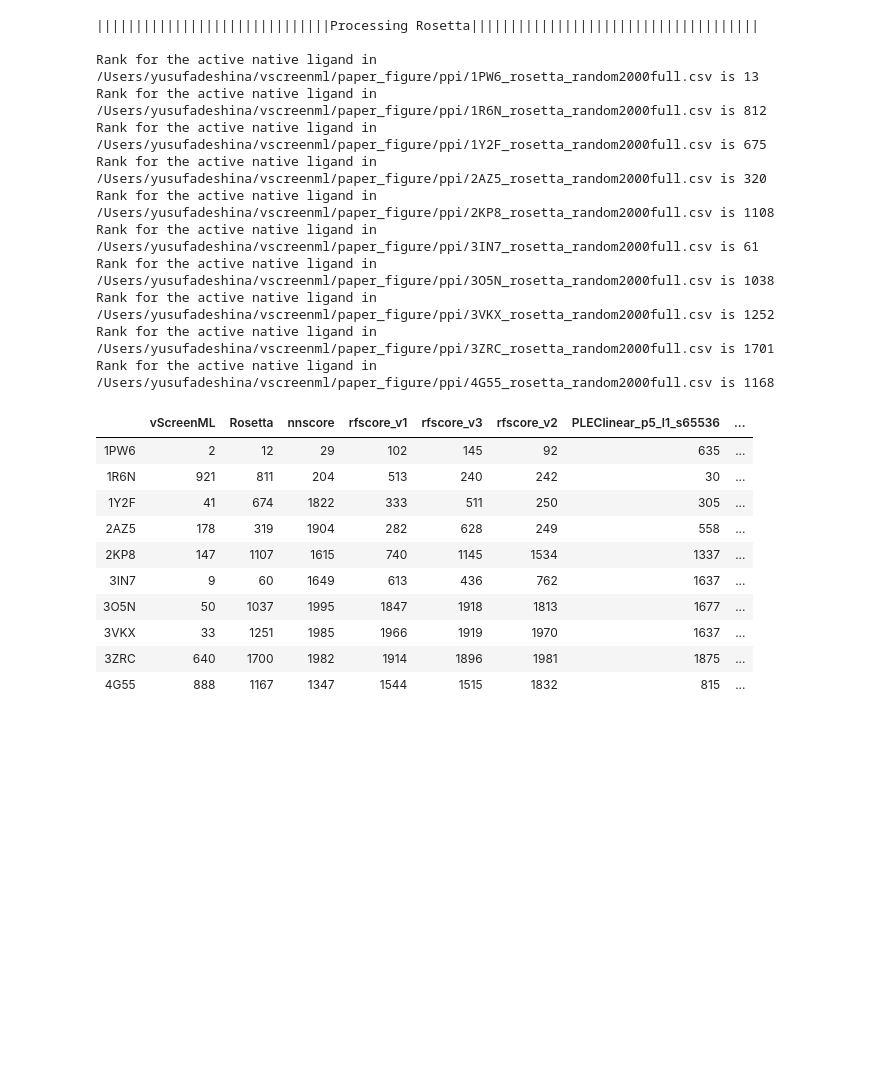
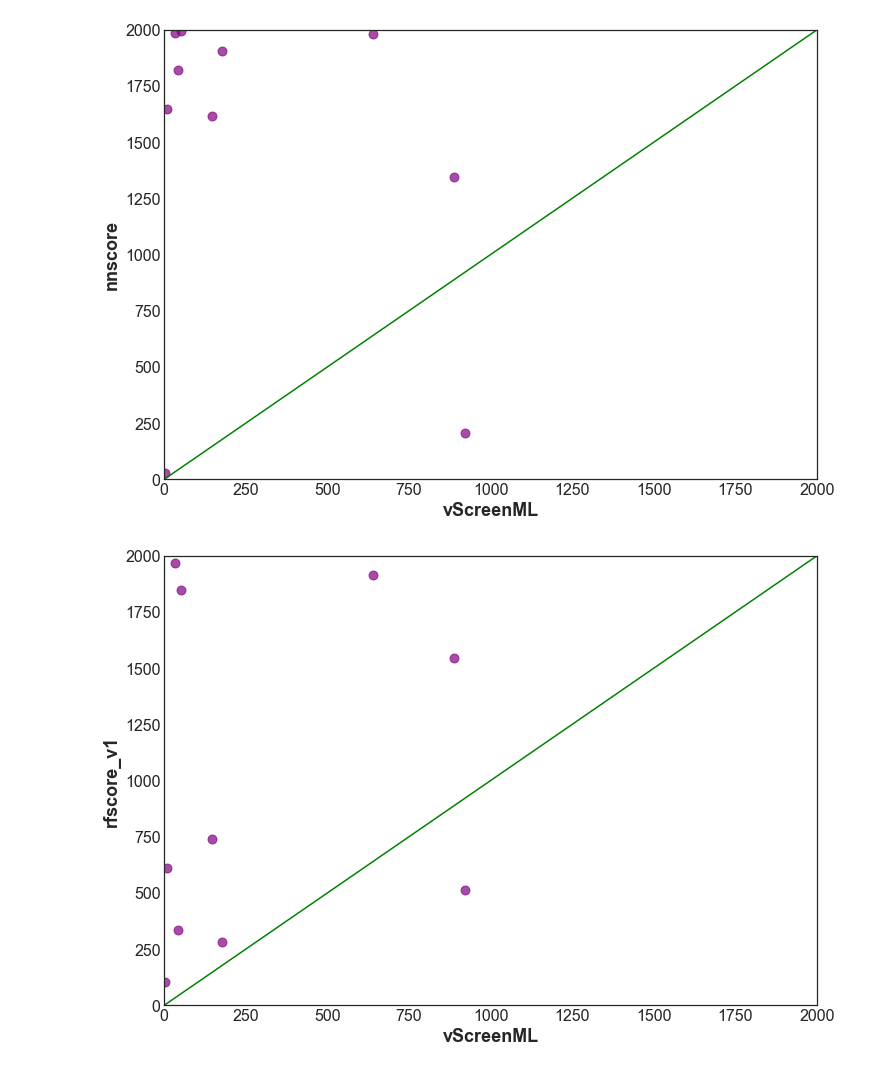
Before and after one commit to karanicolaslab/vscreenml, a Jupyter notebook: notebooks/OtherSF_Comparison_vScreenML.ipynb, the cells around one changed output. Saved outputs shown, nothing was run; the diff lists cells and outputs as text; code cells hidden in the pictures; blank space fills up the shorter version.

```diff
--- a/notebooks/OtherSF_Comparison_vScreenML.ipynb
+++ b/notebooks/OtherSF_Comparison_vScreenML.ipynb
@@ -41,0 +166,18 @@ rcParams['figure.figsize'] = 11.7,8.27
+# %%
+# wilcoxon signed ranked test
+columns = [
+    'nnscore',
+    'rfscore_v1',
+    'rfscore_v2',
+    'rfscore_v3',
+    'PLEClinear_p5_l1_s65536',
+    'PLECnn_p5_l1_s65536',
+    'PLECrf_p5_l1_s65536',
+    'Interface_Energy',
+    'rfscorevs']
+
+seen = []
+for i in columns:
+            print ('|||||||||||||||Comapring vScreenML and ' + i + '\t|||||||||||||||||||||||')
+            figureutilities.wilcoxon_signed(enrich_df['vScreenML'], enrich_df[i])
+            print ('||||||||||||||||||||||||||||||||||||||||||||||||||||||||||||||||||\n')
@@ -133,24 +225,0 @@ Rank for the active native ligand in /Users/yusufadeshina/vscreenml/paper_figure
-# %%
-print ('||||||||||||||||||||||||||||||Processing Rosetta|||||||||||||||||||||||||||||||||||||',"\n")
-rank_dict_rosetta={}
-for i in ppi_tag:
-    ifile = cfg.PAPER_FIGURE_DIR+'/ppi/'+str(i)+'_rosetta_random2000full.csv'
-    compounds_list2 = pd.read_csv(ifile, encoding="utf-8-sig",sep=' ')
-    #print compounds_list2.columns
-    rank_other=figureutilities.predict_rank_active_rosetta_ppi(compounds_list2,'Interface_Energy',ifile,True)
-    rank_dict_rosetta[i] = rank_other
-df_rosetta = pd.DataFrame.from_dict({"Rosetta":rank_dict_rosetta})
-#print np.mean(rank_list_rosetta),"+/-",np.std(rank_list_rosetta)
-# %% [output]
-||||||||||||||||||||||||||||||Processing Rosetta|||||||||||||||||||||||||||||||||||||
-
-Rank for the active native ligand in /Users/yusufadeshina/vscreenml/paper_figure/ppi/1PW6_rosetta_random2000full.csv is 13
-Rank for the active native ligand in /Users/yusufadeshina/vscreenml/paper_figure/ppi/1R6N_rosetta_random2000full.csv is 812
-Rank for the active native ligand in /Users/yusufadeshina/vscreenml/paper_figure/ppi/1Y2F_rosetta_random2000full.csv is 675
-Rank for the active native ligand in /Users/yusufadeshina/vscreenml/paper_figure/ppi/2AZ5_rosetta_random2000full.csv is 320
-Rank for the active native ligand in /Users/yusufadeshina/vscreenml/paper_figure/ppi/2KP8_rosetta_random2000full.csv is 1108
-Rank for the active native ligand in /Users/yusufadeshina/vscreenml/paper_figure/ppi/3IN7_rosetta_random2000full.csv is 61
-Rank for the active native ligand in /Users/yusufadeshina/vscreenml/paper_figure/ppi/3O5N_rosetta_random2000full.csv is 1038
-Rank for the active native ligand in /Users/yusufadeshina/vscreenml/paper_figure/ppi/3VKX_rosetta_random2000full.csv is 1252
-Rank for the active native ligand in /Users/yusufadeshina/vscreenml/paper_figure/ppi/3ZRC_rosetta_random2000full.csv is 1701
-Rank for the active native ligand in /Users/yusufadeshina/vscreenml/paper_figure/ppi/4G55_rosetta_random2000full.csv is 1168
@@ -159,14 +225,0 @@ pd_rank = pd.concat((df_vscreenml,df_rosetta,df_vina_others,df_rfscorevs),axis=1
-# %%
-pd_rank
-# %% [output]
-|  | vScreenML | Rosetta | nnscore | rfscore_v1 | rfscore_v3 | rfscore_v2 | PLEClinear_p5_l1_s65536 | ... |
-| 1PW6 | 2 | 12 | 29 | 102 | 145 | 92 | 635 | ... |
-| 1R6N | 921 | 811 | 204 | 513 | 240 | 242 | 30 | ... |
-| 1Y2F | 41 | 674 | 1822 | 333 | 511 | 250 | 305 | ... |
-| 2AZ5 | 178 | 319 | 1904 | 282 | 628 | 249 | 558 | ... |
-| 2KP8 | 147 | 1107 | 1615 | 740 | 1145 | 1534 | 1337 | ... |
-| 3IN7 | 9 | 60 | 1649 | 613 | 436 | 762 | 1637 | ... |
-| 3O5N | 50 | 1037 | 1995 | 1847 | 1918 | 1813 | 1677 | ... |
-| 3VKX | 33 | 1251 | 1985 | 1966 | 1919 | 1970 | 1637 | ... |
-| 3ZRC | 640 | 1700 | 1982 | 1914 | 1896 | 1981 | 1875 | ... |
-| 4G55 | 888 | 1167 | 1347 | 1544 | 1515 | 1832 | 815 | ... |
@@ -172,0 +234,8 @@ pd_rank
+# %%
+#Plot rank of PPI
+rank_df = pd.DataFrame.from_dict(rank_dict,orient='index')
+for column in columns:
+    figureutilities.plot_benchmark_graph_ppi(rank_df, 'vScreenML',column)
+# %% [output]
+[figure, added]
+[figure, added]
```
Also changed, not shown: parts of 67 cells of this notebook, 22 other files.
